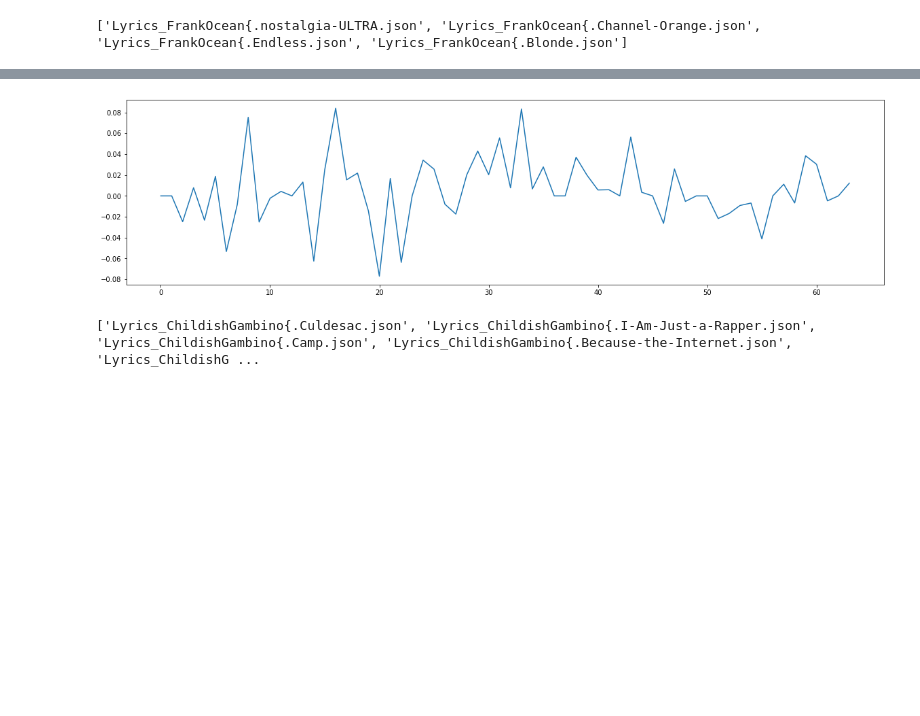
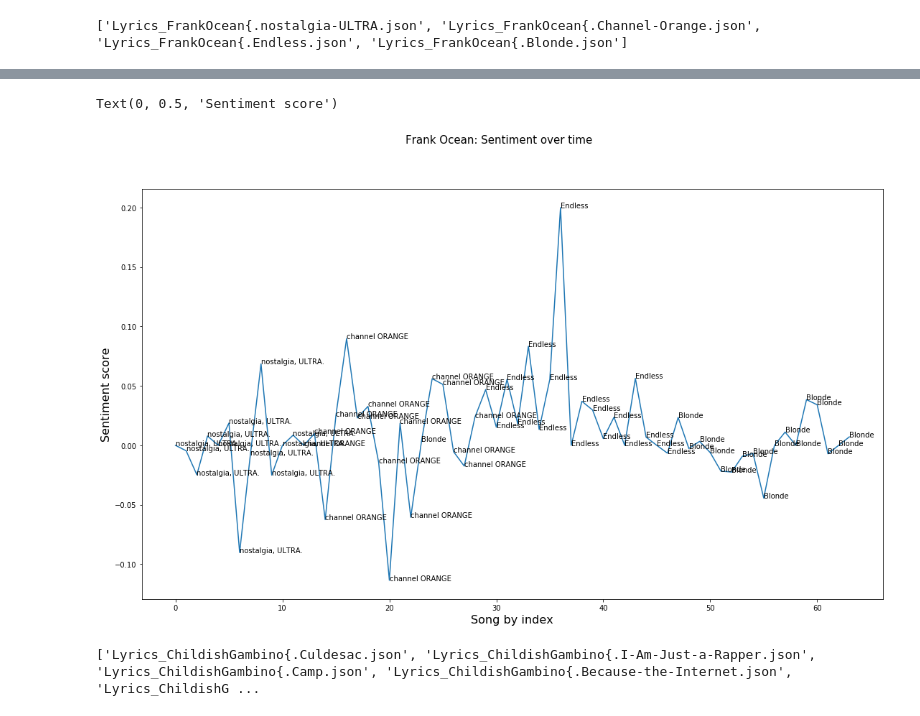
Before and after one commit to JeffreyTsang/text_mining_project, a Jupyter notebook: Analysis_Notebooks/Sentiment_Analysis_Male_Artist.ipynb, the cells around one changed output, grey strips where cells are left out. Cells and saved outputs as stored; diff of their text form; code cells hidden in the pictures; blank space fills up the shorter version.

```diff
--- a/Analysis_Notebooks/Sentiment_Analysis_Male_Artist.ipynb
+++ b/Analysis_Notebooks/Sentiment_Analysis_Male_Artist.ipynb
@@ -461,13 +466,27 @@ In a certain way
-# %%
-
-# sorted_songs_artist = sorted(completeartist, key=lambda x: x["release_date"])
-sentiment_scores = numpy.array([p["score"] for p in completeartist])
-
-pyplot.figure(figsize=(20, 5))
-pyplot.plot(sentiment_scores)
-pyplot.show()
-# %% [output]
-[figure, removed]
+# %%
+
+# sorted_songs_artist = sorted(completeartist, key=lambda x: x["release_date"])
+album = numpy.array([p["album"] for p in completeartist])
+
+sentiment_scores = numpy.array([p["score"] for p in completeartist])
+
+from matplotlib.pyplot import figure
+# figure(num=None, figsize=(40, 40), dpi=80, facecolor='w', edgecolor='k')
+fig, ax = pyplot.subplots()
+ax.plot(sentiment_scores)
+# for i in enumerate(range(len(sentiment_scores))):
+#     print (i)
+for i in range(len(sentiment_scores)):
+    ax.annotate(album[i],(i,sentiment_scores[i]))
+fig = pyplot.gcf()
+fig.set_size_inches(18.5, 10.5)
+
+fig.suptitle('Frank Ocean: Sentiment over time ', fontsize=15)
+pyplot.xlabel('Song by index', fontsize=16)
+pyplot.ylabel('Sentiment score', fontsize=16)
+# %% [output]
+Text(0, 0.5, 'Sentiment score')
+[figure, added]
 # %%
 completeartist=load_artist("Childish")
 # %% [output]
```
Also changed, not shown: parts of 21 cells of this notebook, 2 other files.
